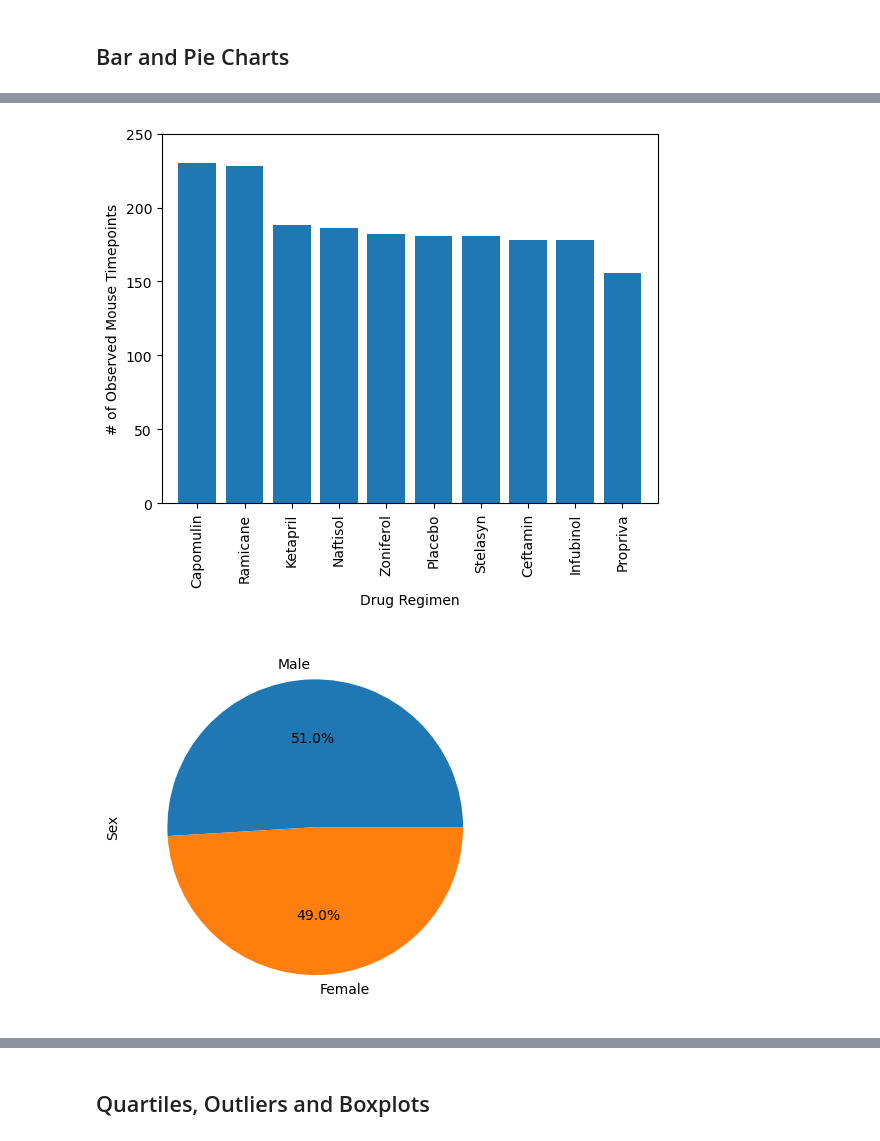
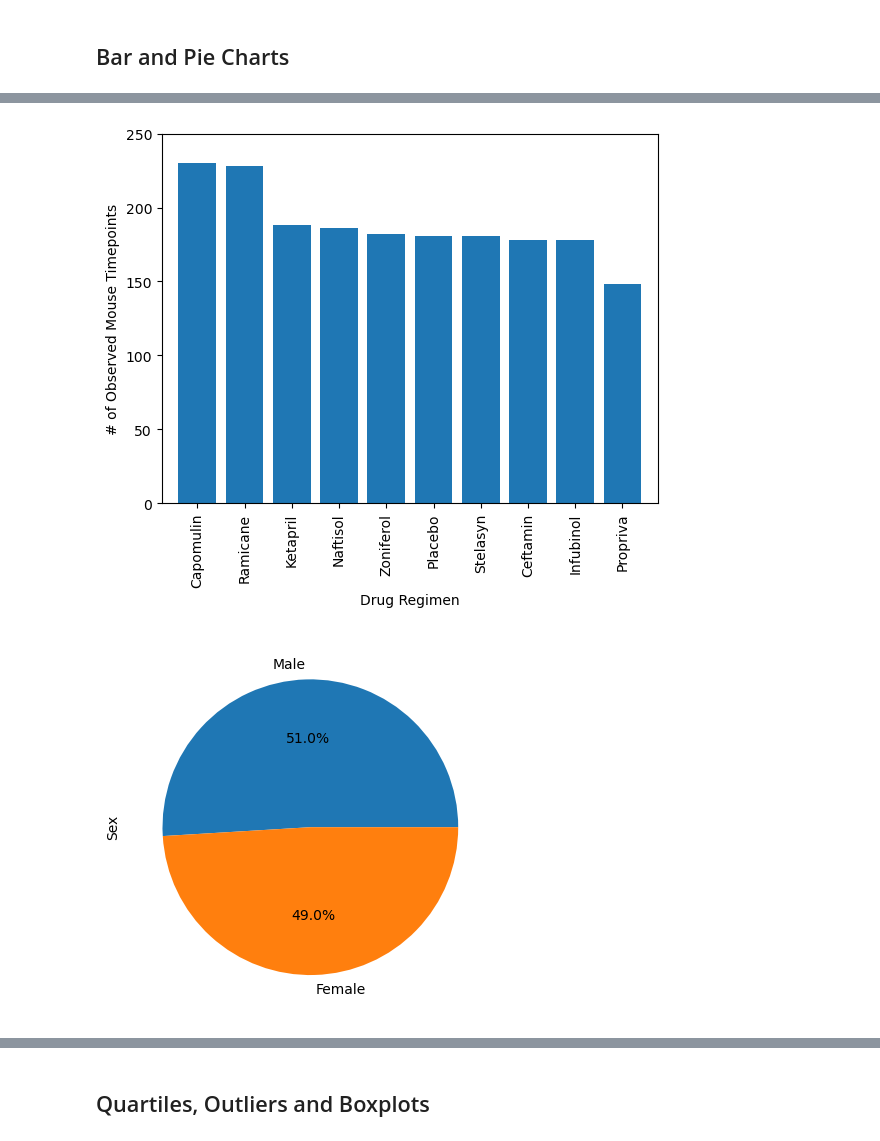
Before and after one commit to jlawrence16/matplotlib_challenge, a Jupyter notebook: pymaceuticals_starter.ipynb, the cells around one changed output, grey strips where cells are left out. Cells and saved outputs as stored; diff of their text form; code cells hidden in the pictures.

Commit message:
all complete except box plots and regression

```diff
--- a/pymaceuticals_starter.ipynb
+++ b/pymaceuticals_starter.ipynb
@@ -78,5 +76,5 @@ Name: Mouse ID, Length: 1893, dtype: bool
 # %%
 # Create a clean DataFrame by dropping the duplicate mouse by its ID.
-clean_data=data_df.drop([861, 863, 865, 867, 869], axis=0)
+clean_data=data_df.loc[data_df["Mouse ID"]!='g989']
 # %%
 # Checking the number of mice in the clean DataFrame.
@@ -150,31 +143,31 @@ observations_drug_chart = observations_drug_count.plot(kind='bar', figsize=(6,4)
 # %%
 # Generate a bar plot showing the total number of rows (Mouse ID/Timepoints) for each drug regimen using pyplot.
-
-
 x = observations_drug_count.index
 y = observations_drug_count
 x_axis = np.arange(len(y))
-
-#print(x_axis)
-#print(y)
 
 plt.bar(x_axis, y, color='tab:blue', align="center")
 tick_locations = [value for value in x_axis]
 plt.xticks(tick_locations, x)
 
+plt.xlabel('Drug Regimen')
+plt.ylabel('# of Observed Mouse Timepoints')
+
 plt.xlim(-0.75, len(x_axis)-0.25)
 plt.ylim(0, max(y)+20)
 plt.xticks(rotation=90)
 
-plt.xlabel("Drug Regimen")
-plt.ylabel("# of Observed Mouse Timepoints")
-
 plt.show()
 # %% [output]
-[figure, old version]
+[figure, new version]
 # %%
 # Generate a pie plot showing the distribution of female versus male mice using Pandas
+gender_chart_data=pd.Series(clean_data['Sex']).value_counts()
+pie_labels=['Male', 'Female']
+
+gender_chart_data.plot(kind='pie', labels=pie_labels, autopct="%1.1f%%", ylabel='Sex')
+plt.show()
 # %% [output]
-[figure, old version]
+[figure, new version]
 # %%
 # Generate a pie plot showing the distribution of female versus male mice using pyplot
```
Also changed, not shown: parts of 13 cells of this notebook.
